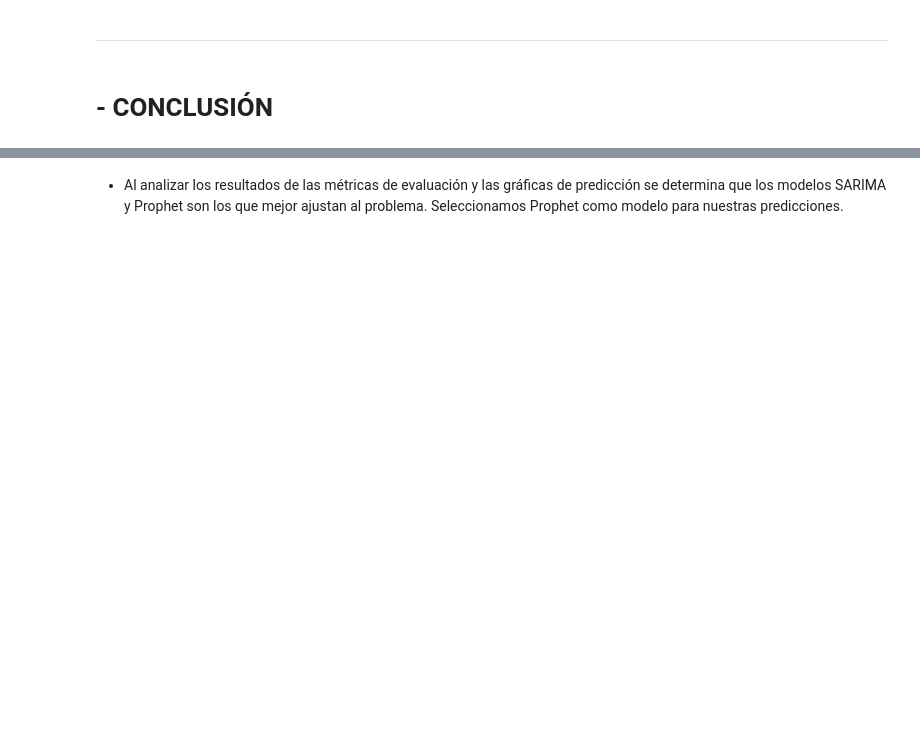
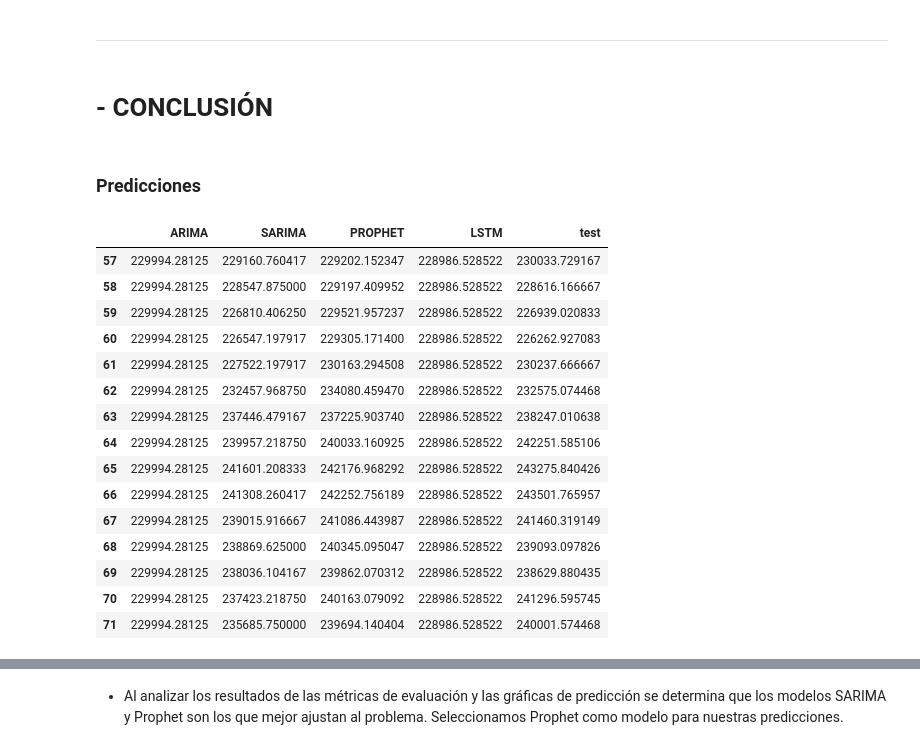
Before and after one commit to bparedes21/Proyecto-Grupal, a Jupyter notebook: Serie de Tiempo/ML_Evolucion_Precios.ipynb, the cells around one changed output, grey strips where cells are left out. Cells and saved outputs as stored; diff of their text form; code cells hidden in the pictures; blank space fills up the shorter version.

```diff
--- a/Serie de Tiempo/ML_Evolucion_Precios.ipynb
+++ b/Serie de Tiempo/ML_Evolucion_Precios.ipynb
@@ -410,3 +449,6 @@ plt.title('SARIMA valores reales vs predicción')
 plt.legend(loc='upper left', fontsize=8);
 # %% [output]
 [figure]
+# %%
+comp_pred['SARIMA'] = sarima_fc_series
+comp_pred.head()
@@ -755,0 +814,3 @@ df_p
+# %%
+comp_pred['PROPHET'] = prophet_pred['yhat']
+comp_pred
@@ -926,0 +1012,3 @@ plt.show();
+# %%
+comp_pred['LSTM'] = df_pred_LSTM['LSTM_pred'][0]
+comp_pred
@@ -928,3 +1041,26 @@ plt.show();
 ---
 # %% [markdown]
 # - CONCLUSIÓN
+# %%
+comp_pred['test'] = test['MedianListingPrice_AllHomes']
+# %% [markdown]
+### Predicciones
+# %%
+comp_pred
+# %% [output]
+|  | ARIMA | SARIMA | PROPHET | LSTM | test |
+| 57 | 229994.28125 | 229160.760417 | 229202.152347 | 228986.528522 | 230033.729167 |
+| 58 | 229994.28125 | 228547.875000 | 229197.409952 | 228986.528522 | 228616.166667 |
+| 59 | 229994.28125 | 226810.406250 | 229521.957237 | 228986.528522 | 226939.020833 |
+| 60 | 229994.28125 | 226547.197917 | 229305.171400 | 228986.528522 | 226262.927083 |
+| 61 | 229994.28125 | 227522.197917 | 230163.294508 | 228986.528522 | 230237.666667 |
+| 62 | 229994.28125 | 232457.968750 | 234080.459470 | 228986.528522 | 232575.074468 |
+| 63 | 229994.28125 | 237446.479167 | 237225.903740 | 228986.528522 | 238247.010638 |
+| 64 | 229994.28125 | 239957.218750 | 240033.160925 | 228986.528522 | 242251.585106 |
+| 65 | 229994.28125 | 241601.208333 | 242176.968292 | 228986.528522 | 243275.840426 |
+| 66 | 229994.28125 | 241308.260417 | 242252.756189 | 228986.528522 | 243501.765957 |
+| 67 | 229994.28125 | 239015.916667 | 241086.443987 | 228986.528522 | 241460.319149 |
+| 68 | 229994.28125 | 238869.625000 | 240345.095047 | 228986.528522 | 239093.097826 |
+| 69 | 229994.28125 | 238036.104167 | 239862.070312 | 228986.528522 | 238629.880435 |
+| 70 | 229994.28125 | 237423.218750 | 240163.079092 | 228986.528522 | 241296.595745 |
+| 71 | 229994.28125 | 235685.750000 | 239694.140404 | 228986.528522 | 240001.574468 |
```
Also changed, not shown: parts of 40 cells of this notebook, 1 other file.
